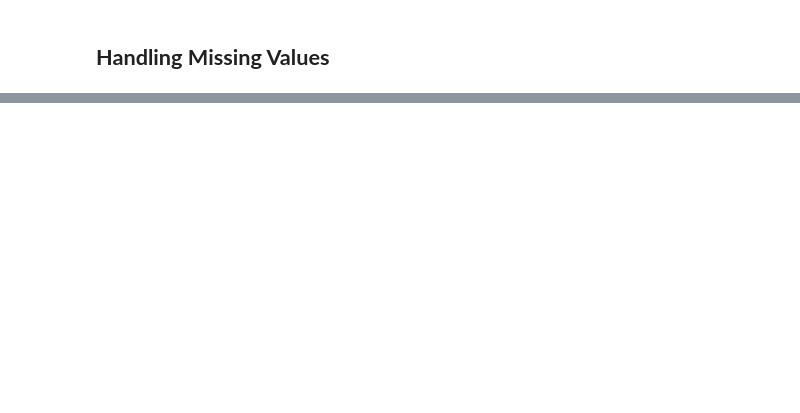
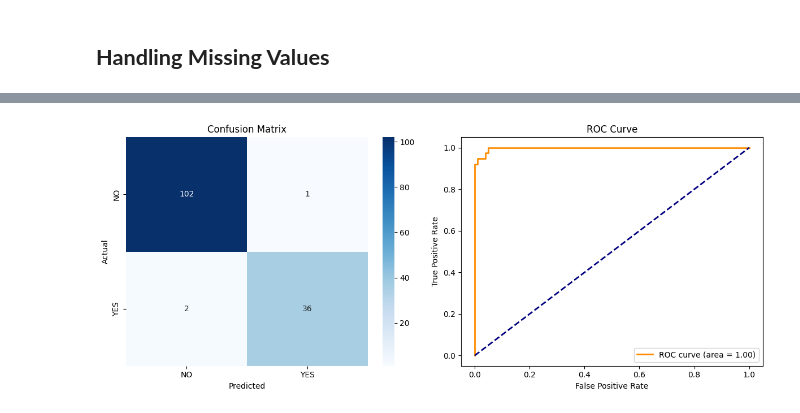
Before and after one commit to Maryam1597/Applieddatascience1, a Jupyter notebook: MARYAM_FYP_ASD.ipynb, the cells around one changed output, grey strips where cells are left out. Saved outputs shown, nothing was run; the diff lists cells and outputs as text; code cells hidden in the pictures; blank space fills up the shorter version.

Commit message:
MODEL TRAINING AND HYPERPARAMETER TUNING

```diff
--- a/MARYAM_FYP_ASD.ipynb
+++ b/MARYAM_FYP_ASD.ipynb
@@ -469,0 +271,17 @@ plot_group_recall(X_test_with_meta, y_test, y_pred_rf, 'gender')
+# %%
+# Initialize the encoder for the target
+target_le = LabelEncoder()
+
+# Fit and transform the training target, then transform the test target
+y_train_encoded = target_le.fit_transform(y_train)
+y_test_encoded = target_le.transform(y_test)
+
+# To verify the mapping (usually 0 for NO, 1 for YES)
+mapping = dict(zip(target_le.classes_, target_le.transform(target_le.classes_)))
+print(f"Target Mapping: {mapping}")
+
+print("\n=== y_train_encoded (First 5) ===")
+print(y_train_encoded[:5])
+
+print("\n=== y_test_encoded (First 5) ===")
+print(y_test_encoded[:5])
@@ -469,0 +299,80 @@ plot_group_recall(X_test_with_meta, y_test, y_pred_rf, 'gender')
+# %%
+import pandas as pd
+import matplotlib.pyplot as plt
+import seaborn as sns
+from sklearn.ensemble import GradientBoostingClassifier
+from sklearn.metrics import (
+    confusion_matrix,
+    classification_report,
+    roc_curve,
+    auc,
+    accuracy_score
+)
+
+# Initialize results_list if it's the first model you're running
+if 'results_list' not in locals():
+    results_list = []
+
+# 1. Initialize and train the model
+gb_model = GradientBoostingClassifier(
+    n_estimators=100,
+    learning_rate=0.1,
+    max_depth=3,
+    random_state=42
+)
+gb_model.fit(X_train_scaled, y_train_encoded)
+
+# 2. Make predictions
+y_pred = gb_model.predict(X_test_scaled)
+y_prob = gb_model.predict_proba(X_test_scaled)[:, 1]
+
+# 3. Generate Evaluation Metrics
+# Using output_dict=True lets us extract metrics easily
+report_dict = classification_report(y_test_encoded, y_pred, output_dict=True)
+accuracy = accuracy_score(y_test_encoded, y_pred)
+
+# 4. ROC Curve & AUC Calculation
+fpr, tpr, thresholds = roc_curve(y_test_encoded, y_prob)
+roc_auc = auc(fpr, tpr)
+
+# --- Visualization ---
+
+# Confusion Matrix Heatmap
+plt.figure(figsize=(12, 5))
+
+plt.subplot(1, 2, 1)
+cm = confusion_matrix(y_test_encoded, y_pred)
+sns.heatmap(cm, annot=True, fmt='d', cmap='Blues', xticklabels=['NO', 'YES'], yticklabels=['NO', 'YES'])
+plt.xlabel('Predicted')
+plt.ylabel('Actual')
+plt.title('Confusion Matrix')
+
+# ROC Curve Plot
+plt.subplot(1, 2, 2)
+plt.plot(fpr, tpr, color='darkorange', lw=2, label=f'ROC curve (area = {roc_auc:.2f})')
+plt.plot([0, 1], [0, 1], color='navy', lw=2, linestyle='--')
+plt.xlabel('False Positive Rate')
+plt.ylabel('True Positive Rate')
+plt.title('ROC Curve')
+plt.legend(loc="lower right")
+
+plt.tight_layout()
+plt.show()
+
+# --- Store Results ---
+
+results_list.append({
+    'Model': 'Gradient Boosting',
+    'Accuracy': accuracy,
+    'Precision': report_dict['weighted avg']['precision'],
+    'Recall': report_dict['weighted avg']['recall'],
+    'F1-Score': report_dict['weighted avg']['f1-score'],
+    'AUC': roc_auc
+})
+
+# Display the final results table
+results_df = pd.DataFrame(results_list)
+print("\n=== Final Results Table ===")
+print(results_df)
+# %% [output]
+[figure, added]
```
Also changed, not shown: parts of 51 cells of this notebook.
